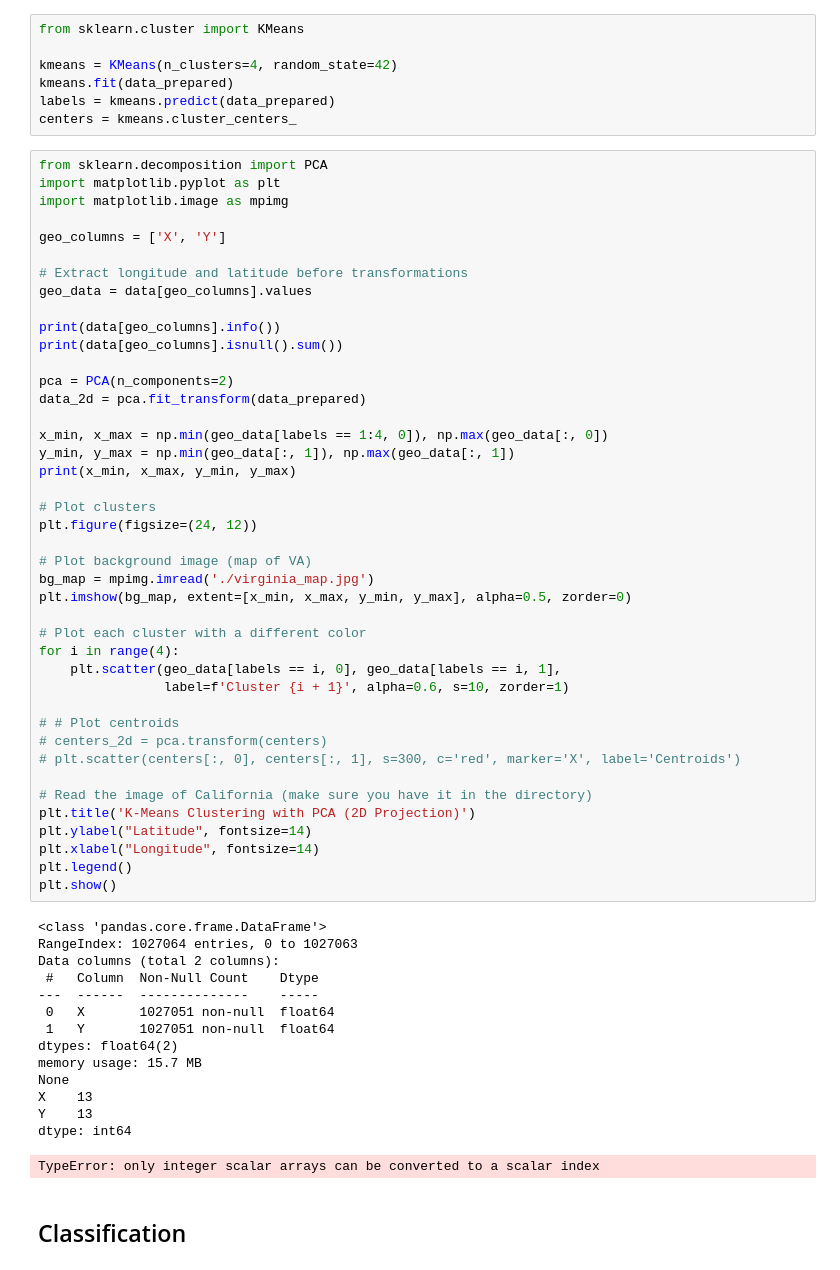
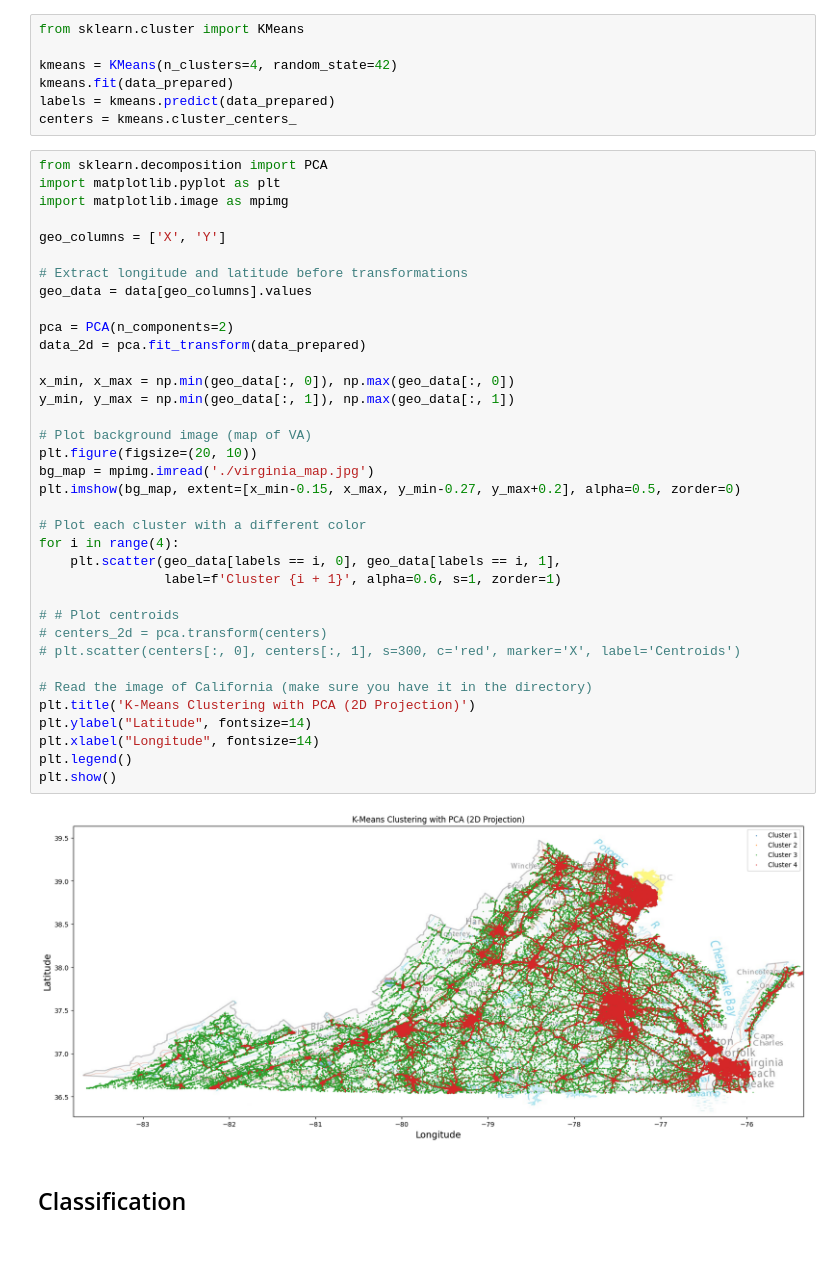
Before and after one commit to keshavtarafdar/ML4VA, a Jupyter notebook: project.ipynb, the cells around one changed output. Cells and saved outputs as stored; diff of their text form.

```diff
--- a/project.ipynb
+++ b/project.ipynb
@@ -83,57 +81,38 @@ import matplotlib.pyplot as plt
 import matplotlib.image as mpimg
 
 geo_columns = ['X', 'Y']
 
 # Extract longitude and latitude before transformations
 geo_data = data[geo_columns].values
 
-print(data[geo_columns].info())
-print(data[geo_columns].isnull().sum())
-
 pca = PCA(n_components=2)
 data_2d = pca.fit_transform(data_prepared)
 
-x_min, x_max = np.min(geo_data[labels == 1:4, 0]), np.max(geo_data[:, 0])
+x_min, x_max = np.min(geo_data[:, 0]), np.max(geo_data[:, 0])
 y_min, y_max = np.min(geo_data[:, 1]), np.max(geo_data[:, 1])
-print(x_min, x_max, y_min, y_max)
-
-# Plot clusters
-plt.figure(figsize=(24, 12))
 
 # Plot background image (map of VA)
+plt.figure(figsize=(20, 10))
 bg_map = mpimg.imread('./virginia_map.jpg')
-plt.imshow(bg_map, extent=[x_min, x_max, y_min, y_max], alpha=0.5, zorder=0)
+plt.imshow(bg_map, extent=[x_min-0.15, x_max, y_min-0.27, y_max+0.2], alpha=0.5, zorder=0)
 
 # Plot each cluster with a different color
 for i in range(4):
     plt.scatter(geo_data[labels == i, 0], geo_data[labels == i, 1],
-                label=f'Cluster {i + 1}', alpha=0.6, s=10, zorder=1)
+                label=f'Cluster {i + 1}', alpha=0.6, s=1, zorder=1)
 
 # # Plot centroids
 # centers_2d = pca.transform(centers)
 # plt.scatter(centers[:, 0], centers[:, 1], s=300, c='red', marker='X', label='Centroids')
 
 # Read the image of California (make sure you have it in the directory)
 plt.title('K-Means Clustering with PCA (2D Projection)')
 plt.ylabel("Latitude", fontsize=14)
 plt.xlabel("Longitude", fontsize=14)
 plt.legend()
 plt.show()
 # %% [output]
-<class 'pandas.core.frame.DataFrame'>
-RangeIndex: 1027064 entries, 0 to 1027063
-Data columns (total 2 columns):
- #   Column  Non-Null Count    Dtype
----  ------  --------------    -----
- 0   X       1027051 non-null  float64
- 1   Y       1027051 non-null  float64
-dtypes: float64(2)
-memory usage: 15.7 MB
-None
-X    13
-Y    13
-dtype: int64
-TypeError: only integer scalar arrays can be converted to a scalar index
+[figure, added]
 # %% [markdown]
 ## Classification
 # %%
```
Also changed, not shown: parts of 2 cells of this notebook.
